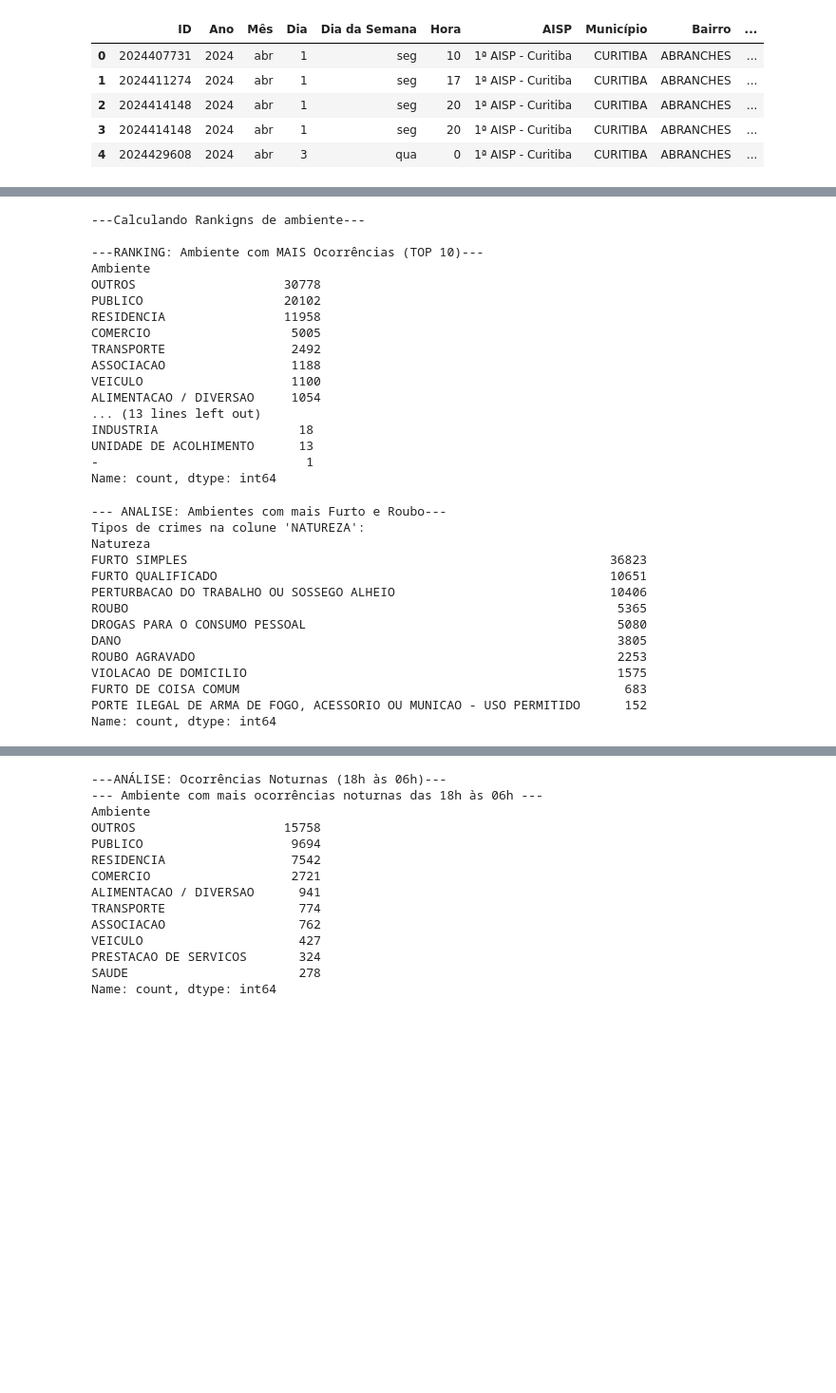
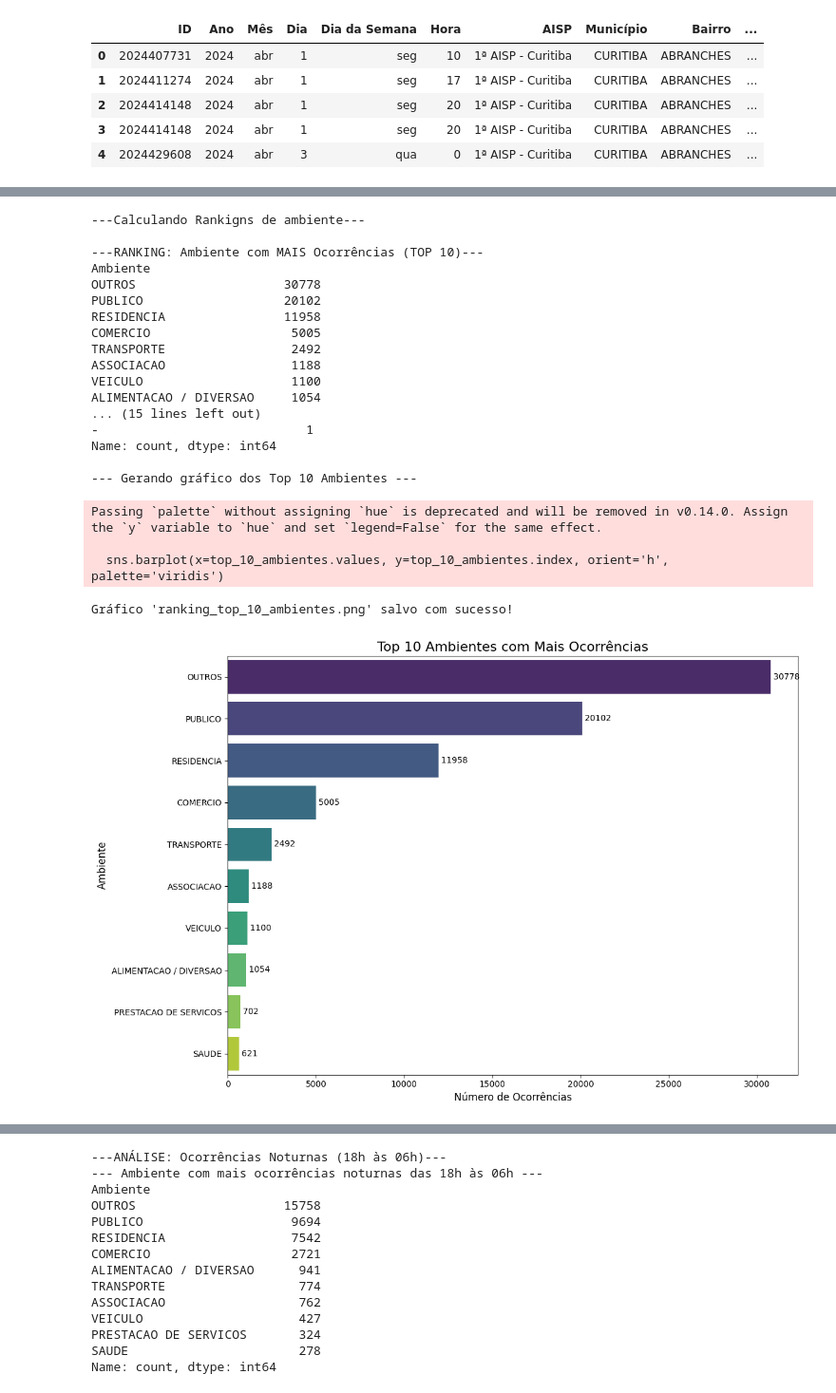
Before and after one commit to GuilhermeOliveiraAgenor/Analise-Seguranca-Curitiba, a Jupyter notebook: analise_de_segurança__ambiente.ipynb, the cells around one changed output, grey strips where cells are left out. Shown at 95% size. Saved outputs shown, nothing was run; the diff lists cells and outputs as text; code cells hidden in the pictures; blank space fills up the shorter version.

Commit message:
Falta plotar alguns gráficos

```diff
--- a/analise_de_segurança__ambiente.ipynb
+++ b/analise_de_segurança__ambiente.ipynb
@@ -11,5 +11,5 @@ Saving Dados_2024-2025-v2.csv to Dados_2024-2025-v2.csv
 # %%
-df = pd.read_csv(io.BytesIO(uploaded['Dados_2024-2025-v2.csv']))
+df = pd.read_csv(io.BytesIO(uploaded['Dados_2024-2025 v3.csv']))
 df.head()
 # %% [output]
 |  | ID | Ano | Mês | Dia | Dia da Semana | Hora | AISP | Município | Bairro | ... |
@@ -48,48 +45,57 @@ memory usage: 7.0+ MB
 # %%
 #Ranking dos ambientes
+import matplotlib.pyplot as plt
+import seaborn as sns
+
 print("\n---Calculando Rankigns de ambiente---")
 ranking_ambientes = df['Ambiente'].value_counts()
 
 print("\n---RANKING: Ambiente com MAIS Ocorrências (TOP 10)---")
 print(ranking_ambientes.head(10))
 
 print("\n---RANKING: Ambiente com MENOS Ocorrências (TOP 10)---")
 print(ranking_ambientes.tail(10))
+
+print("\n--- Gerando gráfico dos Top 10 Ambientes ---")
+
+top_10_ambientes = ranking_ambientes.head(10)
+
+plt.figure(figsize=(12, 8))
+
+sns.barplot(x=top_10_ambientes.values, y=top_10_ambientes.index, orient='h', palette='viridis')
+
+plt.title('Top 10 Ambientes com Mais Ocorrências', fontsize=16)
+plt.xlabel('Número de Ocorrências', fontsize=12)
+plt.ylabel('Ambiente', fontsize=12)
+
+for index, value in enumerate(top_10_ambientes.values):
+    plt.text(value, index, f' {value}', va='center')
+
+plt.tight_layout()
+
+plt.savefig('ranking_top_10_ambientes.png')
+
+print("Gráfico 'ranking_top_10_ambientes.png' salvo com sucesso!")
 # %% [output]
 ---Calculando Rankigns de ambiente---
 
 ---RANKING: Ambiente com MAIS Ocorrências (TOP 10)---
 Ambiente
 OUTROS                    30778
 PUBLICO                   20102
 RESIDENCIA                11958
 COMERCIO                   5005
 TRANSPORTE                 2492
 ASSOCIACAO                 1188
 VEICULO                    1100
 ALIMENTACAO / DIVERSAO     1054
-... (13 lines left out)
-INDUSTRIA                   18
-UNIDADE DE ACOLHIMENTO      13
+... (15 lines left out)
 -                            1
 Name: count, dtype: int64
+
+--- Gerando gráfico dos Top 10 Ambientes ---
+Passing `palette` without assigning `hue` is deprecated and will be removed in v0.14.0. Assign the `y` variable to `hue` and set `legend=False` for the same effect.
+
+  sns.barplot(x=top_10_ambientes.values, y=top_10_ambientes.index, orient='h', palette='viridis')
+Gráfico 'ranking_top_10_ambientes.png' salvo com sucesso!
+[figure, added]
-# %%
-print("\n\n--- ANALISE: Ambientes com mais Furto e Roubo---")
-print("Tipos de crimes na colune 'NATUREZA':")
-print(df['Natureza'].value_counts().head(10))
-#Mudar o print para Quantidade de Ocorrencias
-# %% [output]
---- ANALISE: Ambientes com mais Furto e Roubo---
-Tipos de crimes na colune 'NATUREZA':
-Natureza
-FURTO SIMPLES                                                         36823
-FURTO QUALIFICADO                                                     10651
-PERTURBACAO DO TRABALHO OU SOSSEGO ALHEIO                             10406
-ROUBO                                                                  5365
-DROGAS PARA O CONSUMO PESSOAL                                          5080
-DANO                                                                   3805
-ROUBO AGRAVADO                                                         2253
-VIOLACAO DE DOMICILIO                                                  1575
-FURTO DE COISA COMUM                                                    683
-PORTE ILEGAL DE ARMA DE FOGO, ACESSORIO OU MUNICAO - USO PERMITIDO      152
-Name: count, dtype: int64
```
Also changed, not shown: parts of 9 cells of this notebook.
